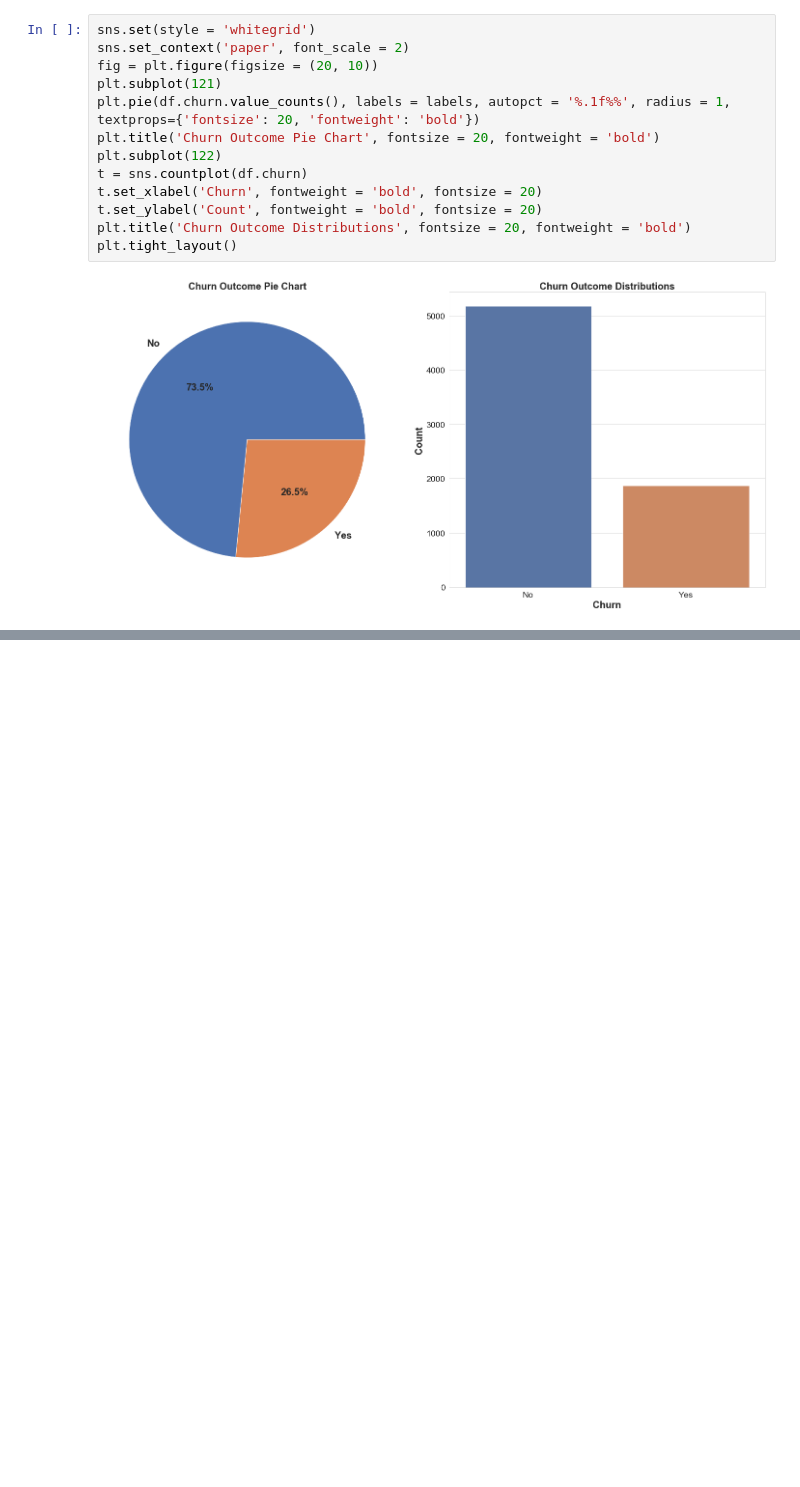
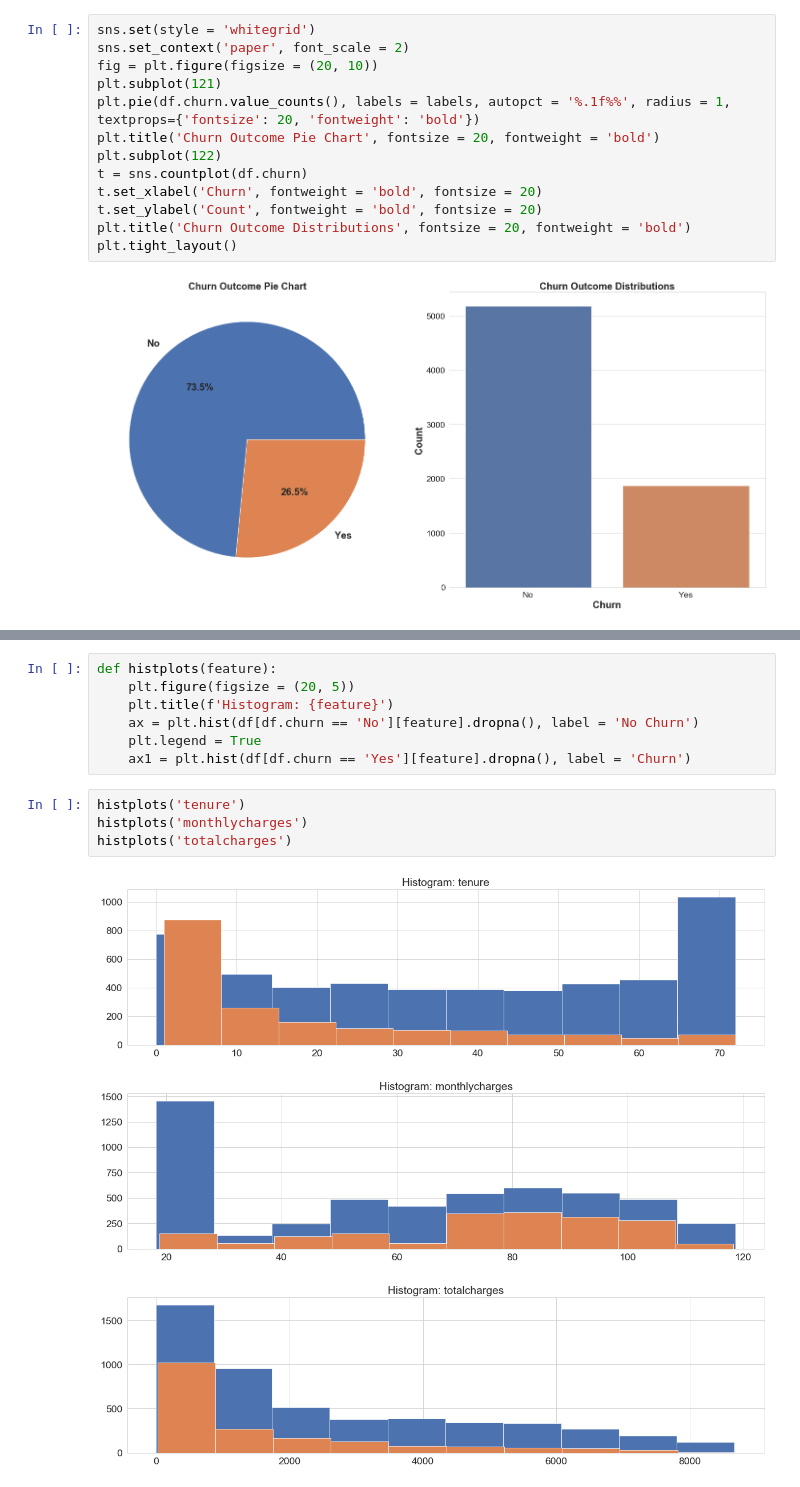
Before and after one commit to andrewcole33/telco_churn_analysis, a Jupyter notebook: eda.ipynb, the cells around one changed output, grey strips where cells are left out. Drawn from its saved outputs; the diff is of its cells as text; blank space fills up the shorter version.

```diff
--- a/eda.ipynb
+++ b/eda.ipynb
@@ -105,0 +165,15 @@ plt.tight_layout()
+# %%
+def histplots(feature):
+    plt.figure(figsize = (20, 5))
+    plt.title(f'Histogram: {feature}')
+    ax = plt.hist(df[df.churn == 'No'][feature].dropna(), label = 'No Churn')
+    plt.legend = True
+    ax1 = plt.hist(df[df.churn == 'Yes'][feature].dropna(), label = 'Churn')
+# %%
+histplots('tenure')
+histplots('monthlycharges')
+histplots('totalcharges')
+# %% [output]
+[figure, added]
+[figure, added]
+[figure, added]
```
Also changed, not shown: parts of 9 cells of this notebook, 1 other file.
